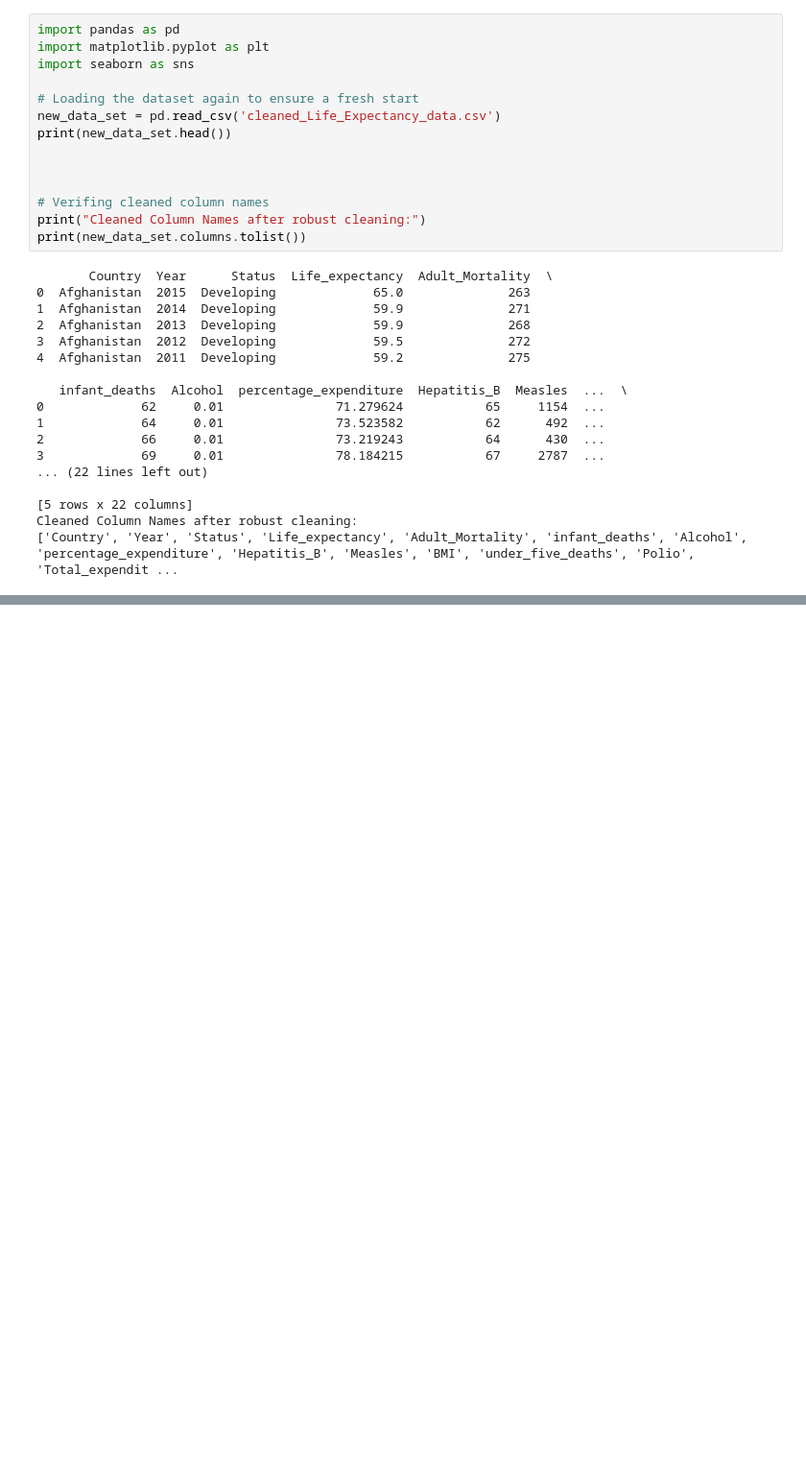
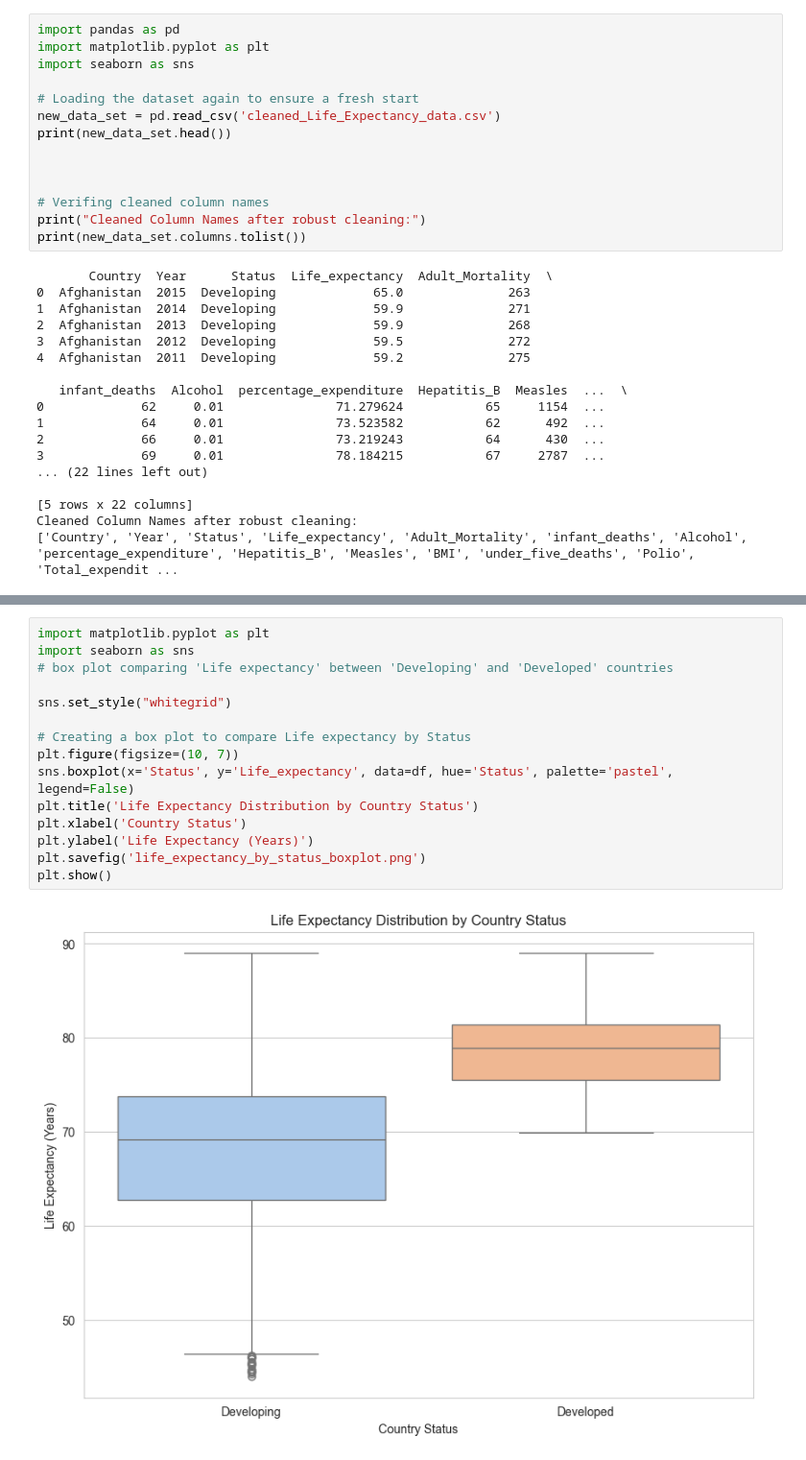
Before and after one commit to NamatovuChristineMaria123/Group-A-Day-Life-Expectancy-Recess-Project, a Jupyter notebook: Life_expectancy.ipynb, the cells around one changed output, grey strips where cells are left out. Shown at 96% size. Drawn from its saved outputs; the diff is of its cells as text; blank space fills up the shorter version.

```diff
--- a/Life_expectancy.ipynb
+++ b/Life_expectancy.ipynb
@@ -212,0 +287,17 @@ plt.show()
+# %%
+import matplotlib.pyplot as plt
+import seaborn as sns
+# box plot comparing 'Life expectancy' between 'Developing' and 'Developed' countries
+
+sns.set_style("whitegrid")
+
+# Creating a box plot to compare Life expectancy by Status
+plt.figure(figsize=(10, 7))
+sns.boxplot(x='Status', y='Life_expectancy', data=df, hue='Status', palette='pastel', legend=False)
+plt.title('Life Expectancy Distribution by Country Status')
+plt.xlabel('Country Status')
+plt.ylabel('Life Expectancy (Years)')
+plt.savefig('life_expectancy_by_status_boxplot.png')
+plt.show()
+# %% [output]
+[figure, added]
```
Also changed, not shown: parts of 21 cells of this notebook, 12 other files.
